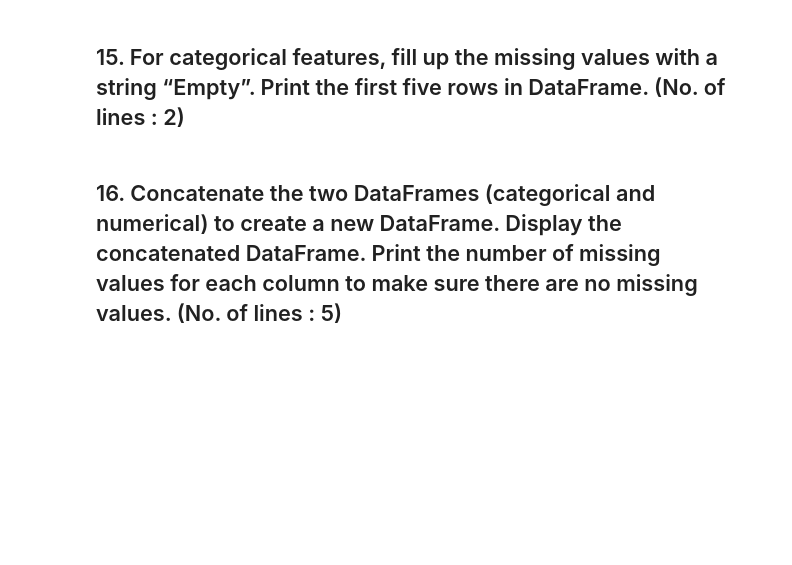
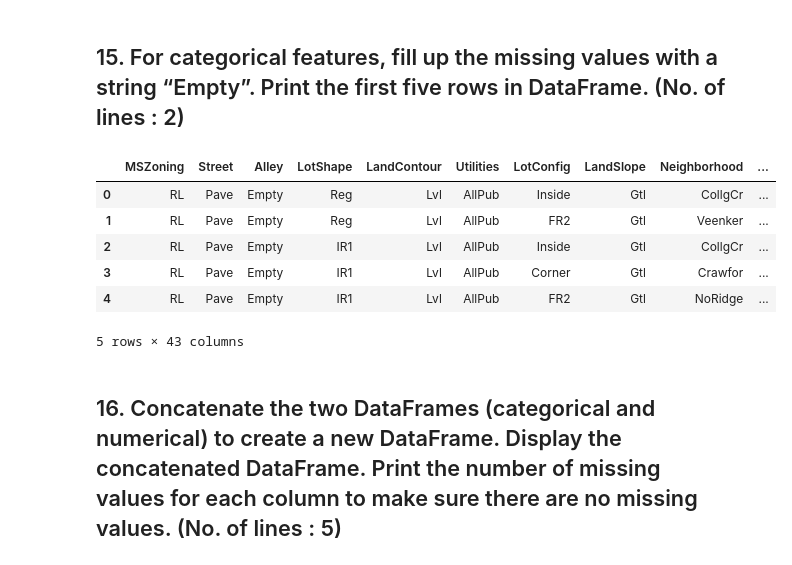
Before and after one commit to thienlongtran/university-files, a Jupyter notebook: Python for DS & AI/Homework 2/2575712.ipynb, the cells around one changed output. Cells and saved outputs as stored; diff of their text form; code cells hidden in the pictures; blank space fills up the shorter version.

```diff
--- a/Python for DS & AI/Homework 2/2575712.ipynb
+++ b/Python for DS & AI/Homework 2/2575712.ipynb
@@ -262,5 +271,20 @@ num_frame.head()
 # %% [markdown]
 ## 15.	For categorical features, fill up the missing values with a string “Empty”. Print the first five rows in DataFrame. (No. of lines : 2)
+# %%
+imputer = SimpleImputer(missing_values=np.nan, strategy='constant', fill_value="Empty")
+
+imputer.fit(cat_frame.iloc[:, :])
+cat_frame = pd.DataFrame(imputer.transform(cat_frame.iloc[:, :]), columns = cat_frame.columns)
+
+cat_frame.head()
+# %% [output]
+|  | MSZoning | Street | Alley | LotShape | LandContour | Utilities | LotConfig | LandSlope | Neighborhood | ... |
+| 0 | RL | Pave | Empty | Reg | Lvl | AllPub | Inside | Gtl | CollgCr | ... |
+| 1 | RL | Pave | Empty | Reg | Lvl | AllPub | FR2 | Gtl | Veenker | ... |
+| 2 | RL | Pave | Empty | IR1 | Lvl | AllPub | Inside | Gtl | CollgCr | ... |
+| 3 | RL | Pave | Empty | IR1 | Lvl | AllPub | Corner | Gtl | Crawfor | ... |
+| 4 | RL | Pave | Empty | IR1 | Lvl | AllPub | FR2 | Gtl | NoRidge | ... |
+5 rows × 43 columns
 # %% [markdown]
 ## 16.	Concatenate the two DataFrames (categorical and numerical) to create a new DataFrame. Display the concatenated DataFrame. Print the number of missing values for each column to make sure there are no missing values. (No. of lines : 5)
 # %% [markdown]
```
Also changed, not shown: parts of 2 cells of this notebook.
